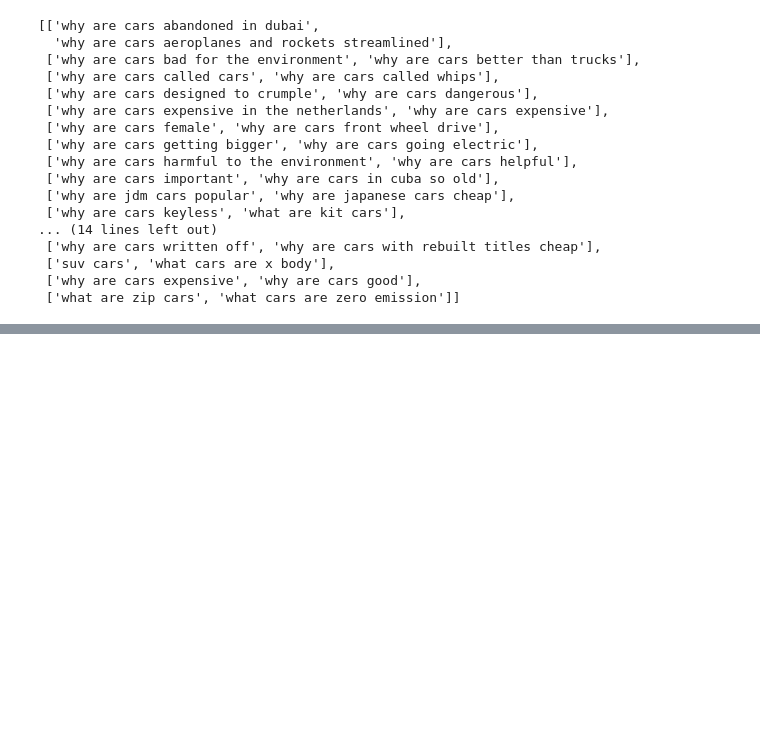
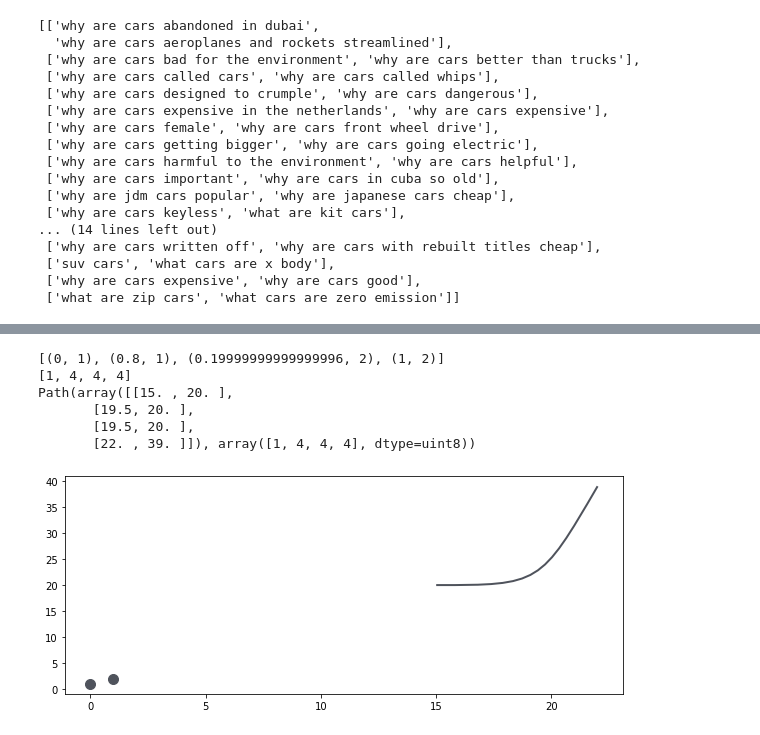
Before and after one commit to Lisa-Ho/small-data-projects, a Jupyter notebook: 2023/2305-google-search-autocomplete/google-search-autocomplete.ipynb, the cells around one changed output, grey strips where cells are left out. Saved outputs shown, nothing was run; the diff lists cells and outputs as text; code cells hidden in the pictures; blank space fills up the shorter version.

```diff
--- a/2023/2305-google-search-autocomplete/google-search-autocomplete.ipynb
+++ b/2023/2305-google-search-autocomplete/google-search-autocomplete.ipynb
@@ -156,0 +398,46 @@ Name: drivers, dtype: object
+# %%
+import matplotlib.pyplot as plt
+from matplotlib.path import Path
+import matplotlib.patches as patches
+import numpy as np
+
+
+t = np.array([[1, 2]])
+
+
+fig, ax = plt.subplots(figsize=(10, 4))
+
+indent = 0.8
+for tj in t:
+    ax.scatter(np.arange(len(tj)), tj, marker='o', color='#4F535C', s=100, zorder=3)
+
+    # create bezier curves
+    verts = [(i + d, tij) for i, tij in enumerate(tj) for d in (-indent, 0, indent)][1:-1]
+    print(verts)
+
+    indent = 4.5
+    cx = 15
+    cy = 20
+
+    verts = [(cx, cy), (cx +indent, cy), (cx +indent, cy), (20, 40.0)]
+    verts = [(cx, cy), (cx +indent, cy), (cx +indent, cy), (22, 39)]
+    #verts = [(x_pos, 0), (-x_pos , 0), (2.4577658132942823-0, 19.848410193438713), (2.4577658132942823, 19.848410193438713)]
+
+    codes = [Path.MOVETO] + [Path.CURVE4] * (len(verts) - 1)
+    print(codes)
+    path = Path(verts, codes)
+    print(path)
+    patch = patches.PathPatch(path, facecolor='none', lw=2, edgecolor='#4F535C')
+    ax.add_patch(patch)
+#ax.set_xticks([])
+#ax.set_yticks([])
+ax.autoscale() # sets the xlim and ylim for the added patches
+plt.show()
+# %% [output]
+[(0, 1), (0.8, 1), (0.19999999999999996, 2), (1, 2)]
+[1, 4, 4, 4]
+Path(array([[15. , 20. ],
+       [19.5, 20. ],
+       [19.5, 20. ],
+       [22. , 39. ]]), array([1, 4, 4, 4], dtype=uint8))
+[figure, added]
```
Also changed, not shown: parts of 27 cells of this notebook.
